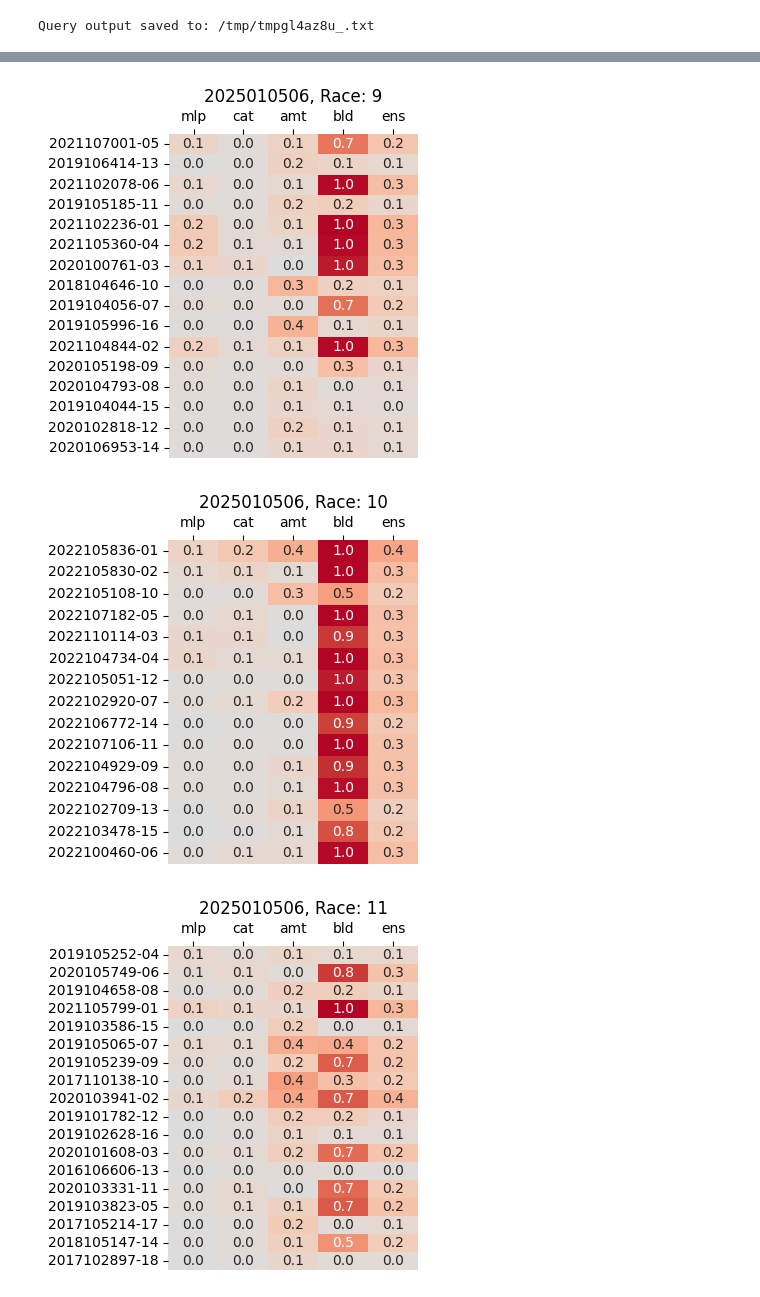
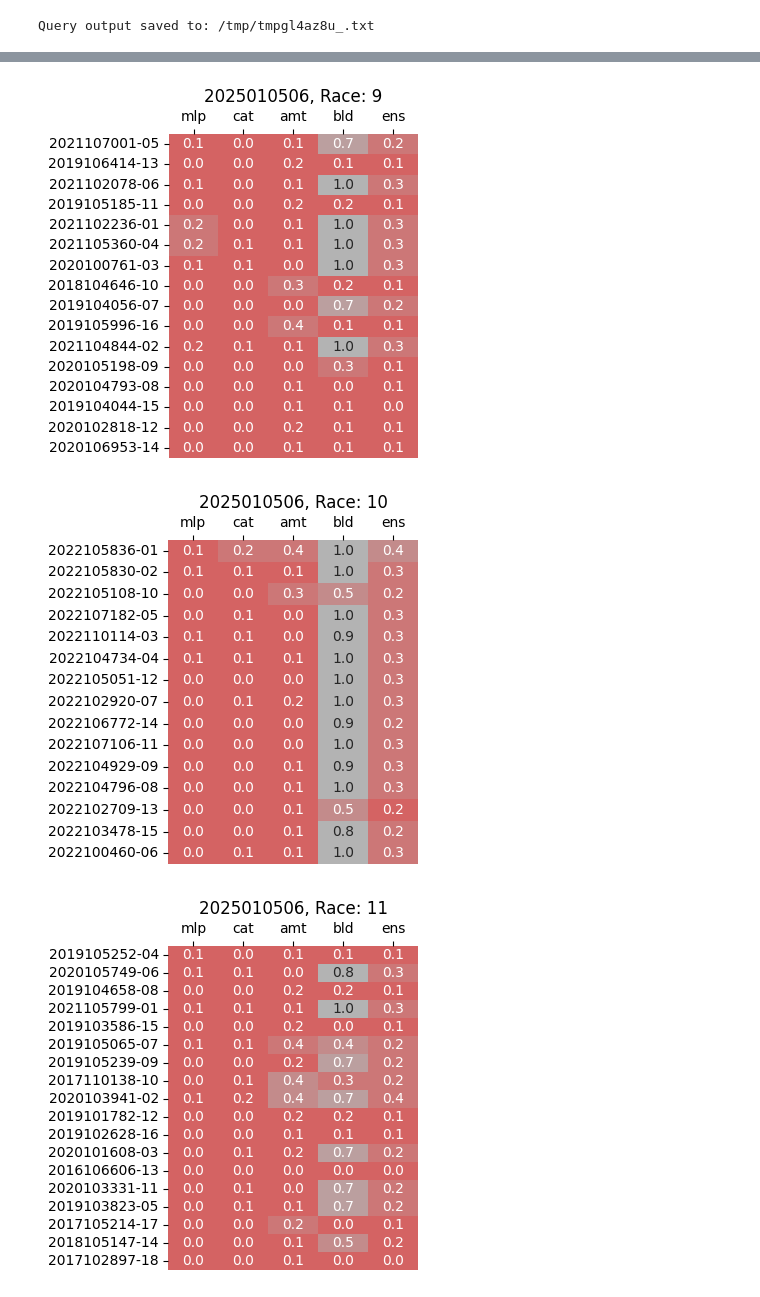
Before and after one commit to keeponing/py2_aider, a Jupyter notebook: 04_開発/04_03_Predict_List.ipynb, the cells around one changed output, grey strips where cells are left out. Saved outputs shown, nothing was run; the diff lists cells and outputs as text; code cells hidden in the pictures.

```diff
--- a/04_開発/04_03_Predict_List.ipynb
+++ b/04_開発/04_03_Predict_List.ipynb
@@ -144,8 +144,8 @@ pd.set_option('display.max_colwidth', 1)  # 各列の最大表示幅を10に設
 # bt_place、bt_distance、bt_track_cdでグループ化
 grouped = df_re.groupby(['pr_program_id', 'pr_race'])
 # カスタムカラーマップを作成
-colors = [(1, 0, 0), (0.5, 0.5, 0.5)]  # 赤からグレーへのグラデーション
-n_bins = 100  # カラーマップのビン数
+colors = [(0.8, 0.8, 0.8), (1, 0, 0)]  # 赤からグレーへのグラデーション
+n_bins = 10 # カラーマップのビン数
 cmap_name = 'red_to_gray'
 custom_cmap = mcolors.LinearSegmentedColormap.from_list(cmap_name, colors, N=n_bins)
 
@@ -190,3 +190,3 @@ for (program_id, race), group_df in grouped:
-[figure, old version]
+[figure, new version]
-[figure, old version]
+[figure, new version]
-[figure, old version]
+[figure, new version]
```
Also changed, not shown: parts of 1 cell of this notebook.
